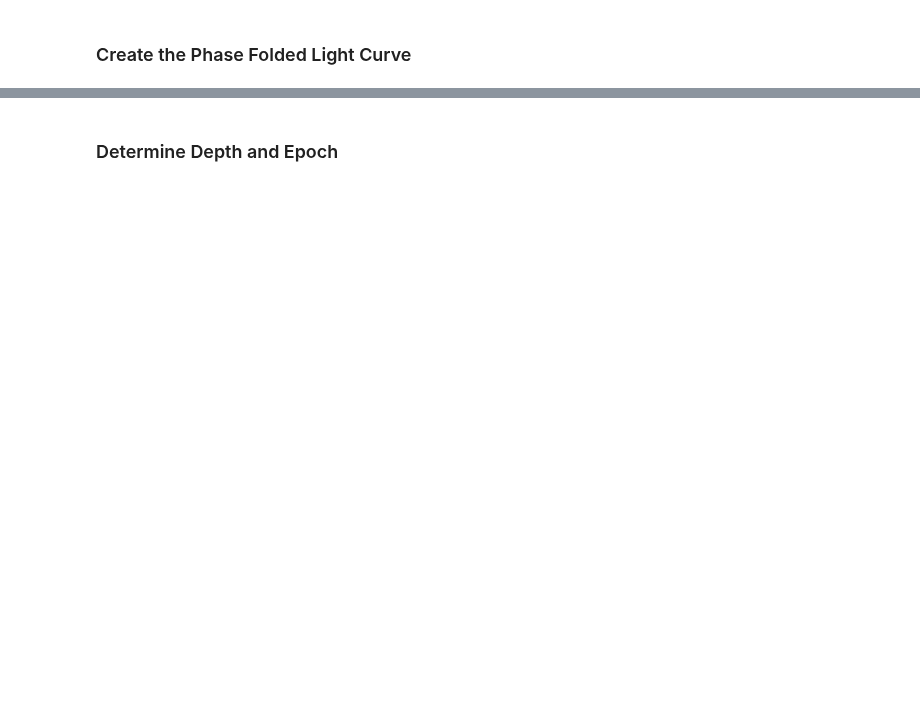
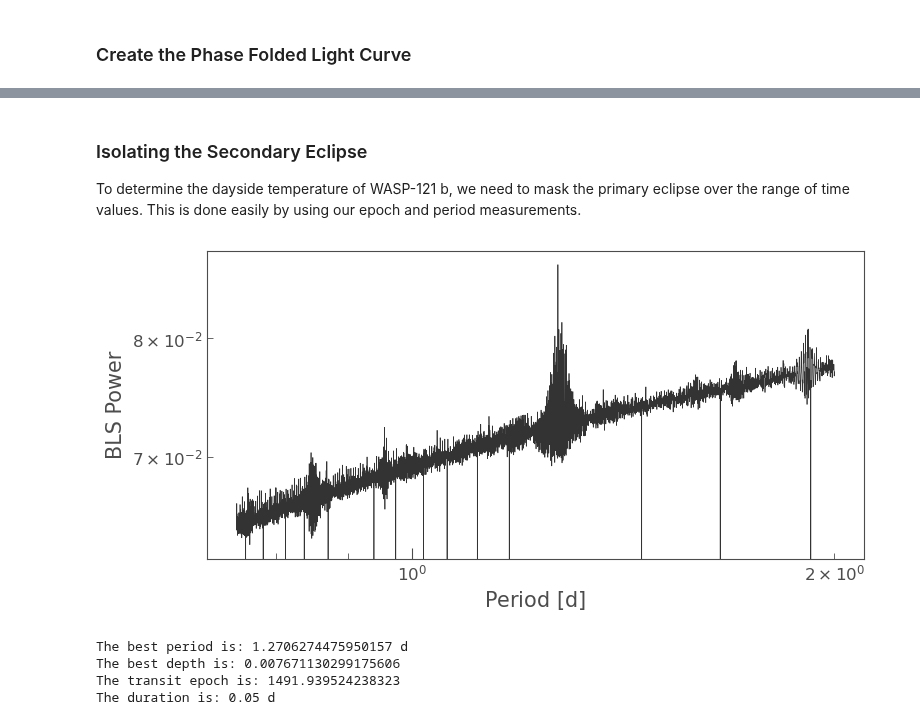
Before and after one commit to AstroMusers/ExoCore, a Jupyter notebook: ExoCore/Exercise_Solutions/Utility_Software/Lightkurve/Exercise_1.ipynb, the cells around one changed output, grey strips where cells are left out. Drawn from its saved outputs; the diff is of its cells as text; code cells hidden in the pictures; blank space fills up the shorter version.

Commit message:
Complete Exercise_1.ipynb for LightKurve Module

```diff
--- a/ExoCore/Exercise_Solutions/Utility_Software/Lightkurve/Exercise_1.ipynb
+++ b/ExoCore/Exercise_Solutions/Utility_Software/Lightkurve/Exercise_1.ipynb
@@ -41,14 +42,16 @@ periodogram.plot(view='period', scale='log')
 plt.show()
 
 ##We can get the best period and depth by using the .show_properties() method for the BLS fit
-print(periodogram.show_properties())
 
 ##Grab the parameters of interest
 best_period = periodogram.period_at_max_power
 best_depth = periodogram.depth_at_max_power
 best_epoch = periodogram.transit_time_at_max_power
+best_duration = periodogram.duration_at_max_power
+print(periodogram.compute_stats(period = best_period, duration = best_duration, transit_time=best_epoch))
 print("The best period is: " + str(best_period))
 print("The best depth is: " + str(best_depth))
 print("The transit epoch is: " + str(best_epoch))
+print("The duration is: " + str(best_duration))
 # %% [output]
 [figure]
@@ -82,2 +75,36 @@ plt.show()
-# %% [markdown]
-### Determine Depth and Epoch
+# %% [markdown]
+### Isolating the Secondary Eclipse
+To determine the dayside temperature of WASP-121 b, we need to mask the primary eclipse over the range of time values. This is done easily by using our epoch and period measurements.
+# %%
+## To create the mask, we use the .create_transit_mask method.
+## We pass our best guess period, epoch, and duration values.
+## To be extra sure all of the primary transit is masked, we add an extra 0.1 days to the duration argument
+mask = lc.create_transit_mask(period=float(best_period.value), transit_time = float(best_epoch.value), duration =float(best_duration.value)+0.1)
+
+## Create a new time array with our mask using numpy's masked_array constructor
+masked_time = np.ma.masked_array(lc.time.value, mask=mask)
+
+## Create a new LightCurve object with our previous flux values, along with our new masked time array.
+## We also need to specify that the LightCurve object is masked.
+masked_lc = lk.LightCurve(flux=lc.flux, time=ap.time.Time(masked_time, format="jd", scale="utc"), masked = True)
+
+
+## Now, rinse and repeat all of the methods we used for the BLS model for the secondary eclipse!
+periodogram = masked_lc.to_periodogram(method = "bls", minimum_period = 0.75, maximum_period = 2, frequency_factor=7000)
+
+periodogram.plot(view='period', scale='log')
+plt.show()
+best_period = periodogram.period_at_max_power
+best_depth = periodogram.depth_at_max_power
+best_epoch = periodogram.transit_time_at_max_power
+best_duration = periodogram.duration_at_max_power
+print("The best period is: " + str(best_period))
+print("The best depth is: " + str(best_depth))
+print("The transit epoch is: " + str(best_epoch))
+print("The duration is: " + str(best_duration))
+# %% [output]
+[figure, added]
+The best period is: 1.2706274475950157 d
+The best depth is: 0.007671130299175606
+The transit epoch is: 1491.939524238323
+The duration is: 0.05 d
```
Also changed, not shown: parts of 7 cells of this notebook.
